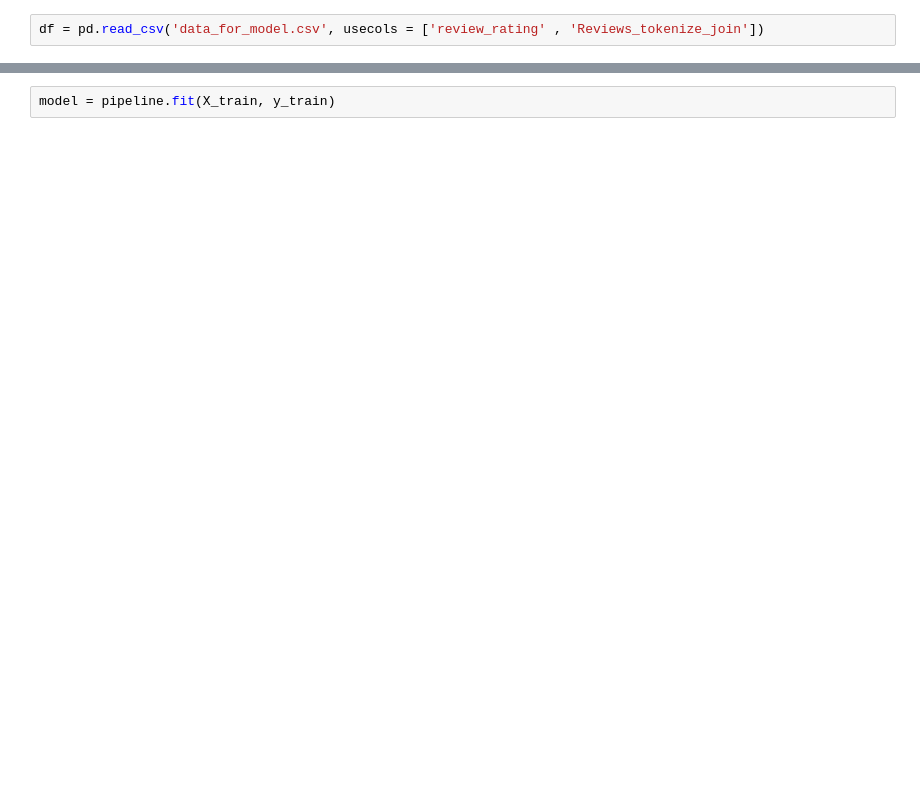
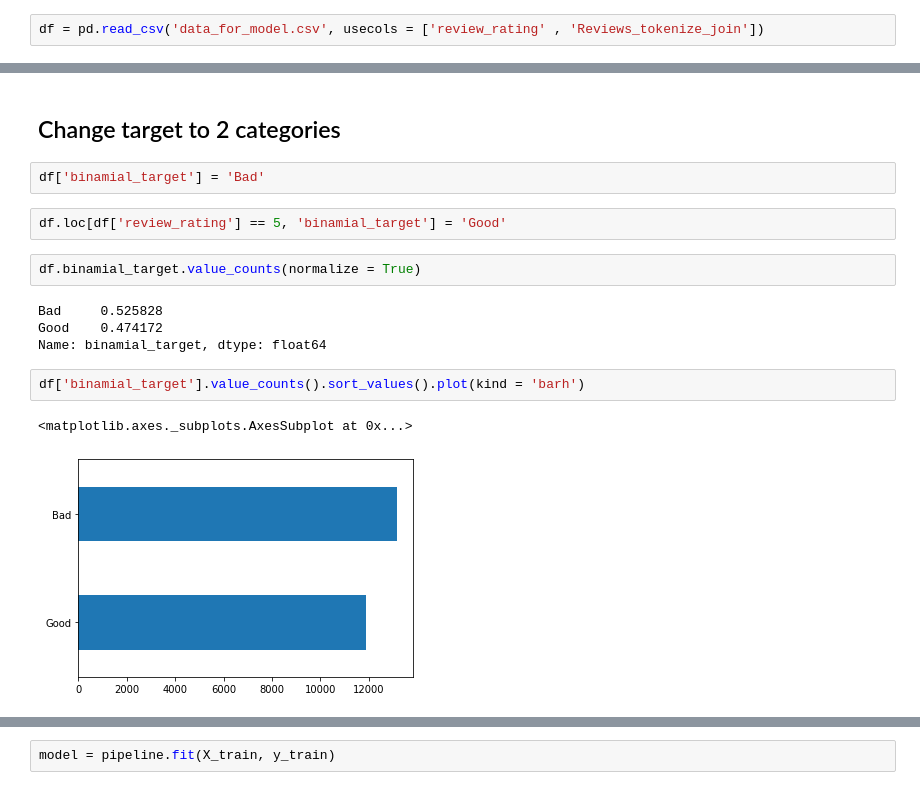
Before and after one commit to Cristinamulas/Text-Classification-And-Sentiment-Analysis-On-Hotel-Reviews, a Jupyter notebook: Text classification models.ipynb, the cells around one changed output, grey strips where cells are left out. Drawn from its saved outputs; the diff is of its cells as text; blank space fills up the shorter version.

```diff
--- a/Text classification models.ipynb
+++ b/Text classification models.ipynb
@@ -36,0 +619,17 @@ memory usage: 587.2+ KB
+# %% [markdown]
+## Change target to 2 categories
+# %%
+df['binamial_target'] = 'Bad'
+# %%
+df.loc[df['review_rating'] == 5, 'binamial_target'] = 'Good'
+# %%
+df.binamial_target.value_counts(normalize = True)
+# %% [output]
+Bad     0.525828
+Good    0.474172
+Name: binamial_target, dtype: float64
+# %%
+df['binamial_target'].value_counts().sort_values().plot(kind = 'barh')
+# %% [output]
+<matplotlib.axes._subplots.AxesSubplot at 0x...>
+[figure, added]
```
Also changed, not shown: parts of 93 cells of this notebook, 2 other files.
